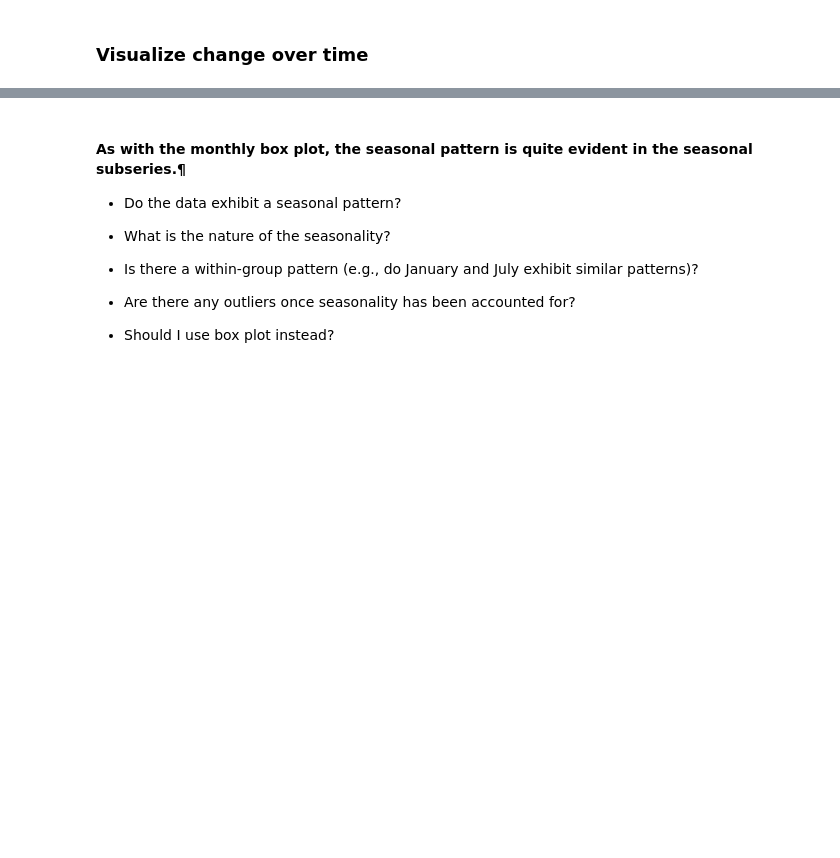
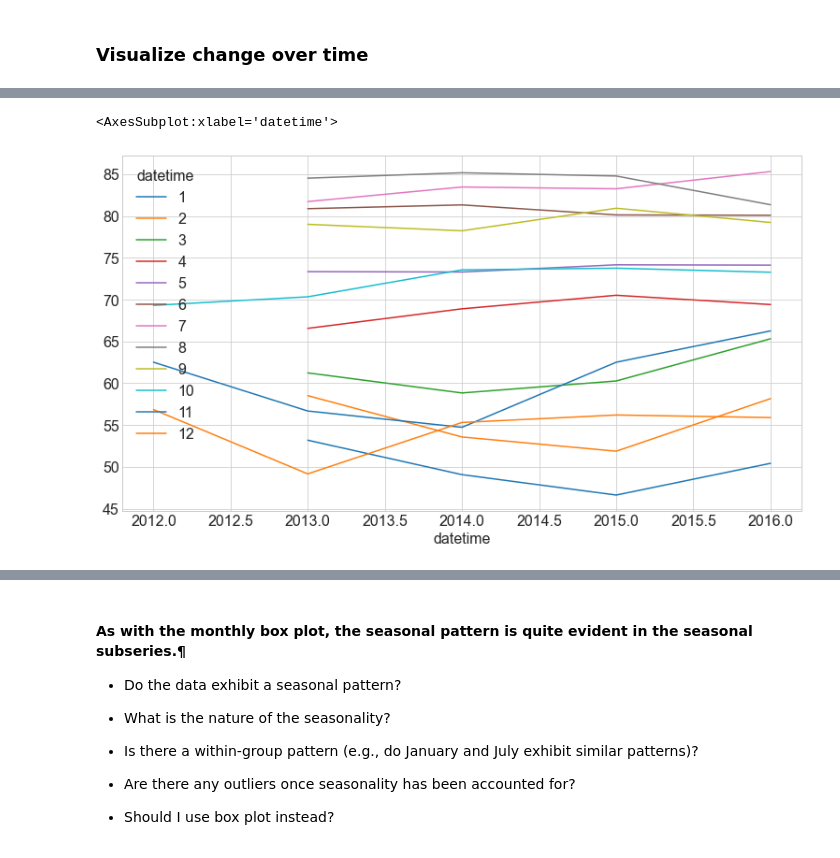
Before and after one commit to segovialori/time-series-exercises, a Jupyter notebook: time_series_eda_lesson.ipynb, the cells around one changed output, grey strips where cells are left out. Saved outputs shown, nothing was run; the diff lists cells and outputs as text; code cells hidden in the pictures; blank space fills up the shorter version.

```diff
--- a/time_series_eda_lesson.ipynb
+++ b/time_series_eda_lesson.ipynb
@@ -358,3 +487,6 @@ table = y.groupby([y.index.year, y.index.month]).mean().unstack()
 # %%
-table
+table.plot()
+# %% [output]
+<AxesSubplot:xlabel='datetime'>
+[figure, added]
 # %%
```
Also changed, not shown: parts of 67 cells of this notebook.
